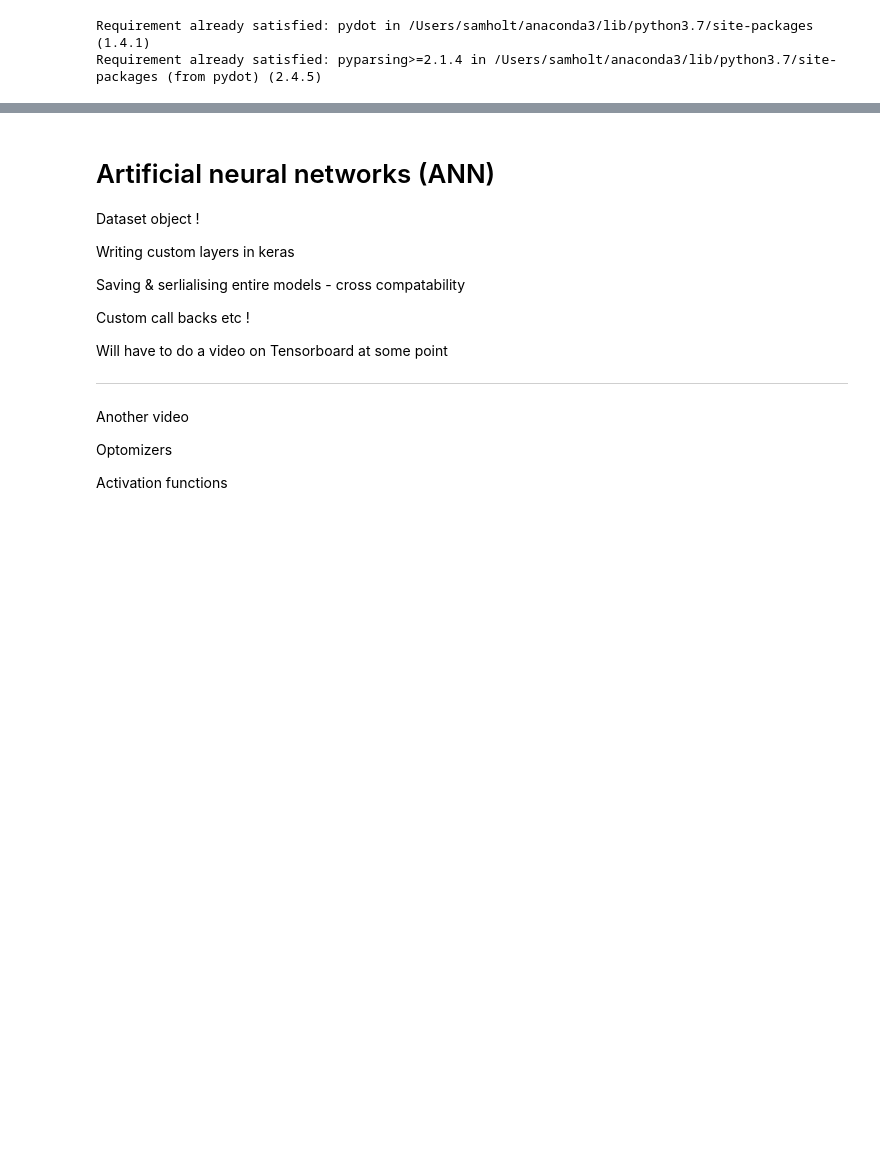
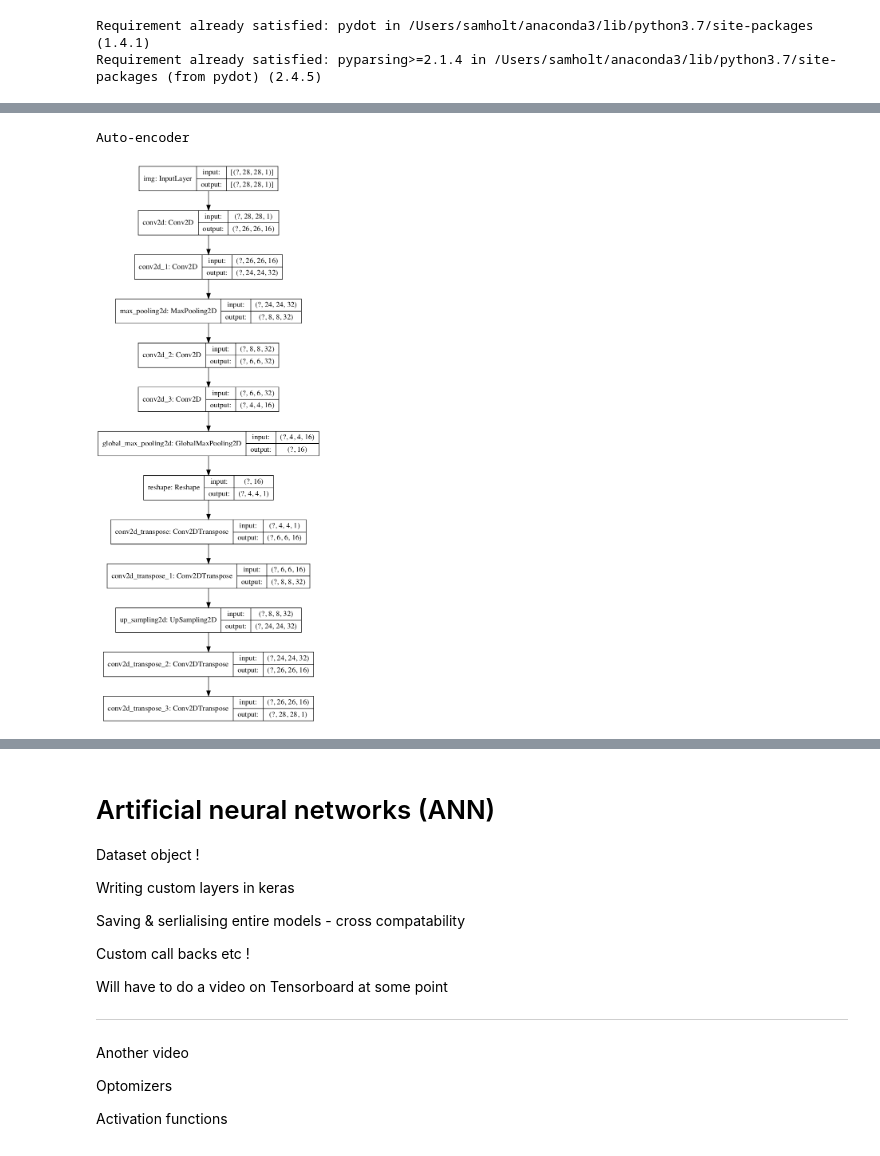
Before and after one commit to PacktPublishing/Practical-Machine-Learning-with-TensorFlow-2.0-and-Scikit-Learn, a Jupyter notebook: section_5/5-3.ipynb, the cells around one changed output, grey strips where cells are left out. Saved outputs shown, nothing was run; the diff lists cells and outputs as text; code cells hidden in the pictures; blank space fills up the shorter version.

```diff
--- a/section_5/5-3.ipynb
+++ b/section_5/5-3.ipynb
@@ -26,0 +324,24 @@ Requirement already satisfied: pyparsing>=2.1.4 in /Users/samholt/anaconda3/lib/
+# %%
+# Create one auto-encoder graph
+encoder_input = keras.Input(shape=(28, 28, 1), name='img')
+x = keras.layers.Conv2D(16, 3, activation='relu')(encoder_input)
+x = keras.layers.Conv2D(32, 3, activation='relu')(x)
+x = keras.layers.MaxPooling2D(3)(x)
+x = keras.layers.Conv2D(32, 3, activation='relu')(x)
+x = keras.layers.Conv2D(16, 3, activation='relu')(x)
+encoder_output = keras.layers.GlobalMaxPooling2D()(x)
+
+x = keras.layers.Reshape((4, 4, 1))(encoder_output)
+x = keras.layers.Conv2DTranspose(16, 3, activation='relu')(x)
+x = keras.layers.Conv2DTranspose(32, 3, activation='relu')(x)
+x = keras.layers.UpSampling2D(3)(x)
+x = keras.layers.Conv2DTranspose(16, 3, activation='relu')(x)
+decoder_output = keras.layers.Conv2DTranspose(1, 3, activation='relu')(x)
+
+autoencoder = keras.Model(encoder_input, decoder_output, name='autoencoder')
+encoder = keras.Model(encoder_input, encoder_output, name='encoder')
+print('Auto-encoder')
+keras.utils.plot_model(autoencoder, show_shapes=True)
+# %% [output]
+Auto-encoder
+[figure, added]
```
Also changed, not shown: parts of 61 cells of this notebook, 1 other file.
